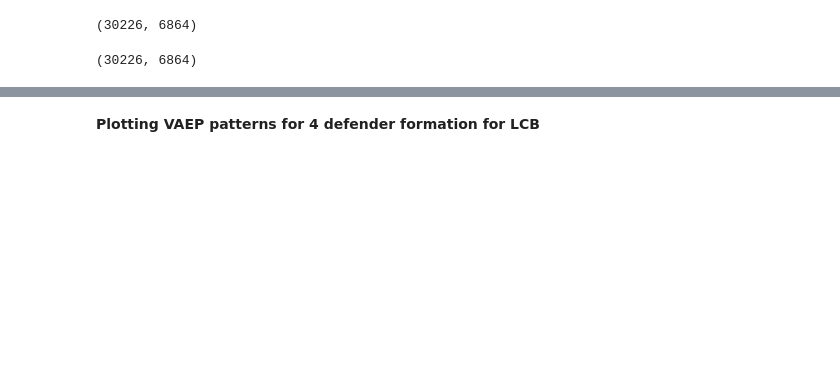
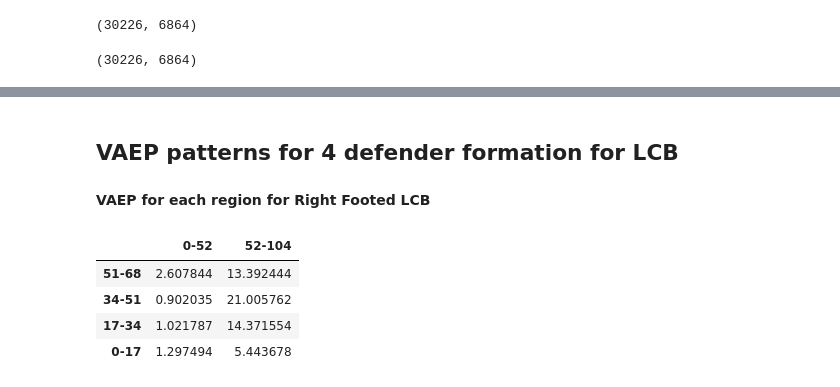
Before and after one commit to grovershreyf9t/FootballPlayerFootedness, a Jupyter notebook: code/footedness - threat_analysis_viz.ipynb, the cells around one changed output, grey strips where cells are left out. Saved outputs shown, nothing was run; the diff lists cells and outputs as text; code cells hidden in the pictures; blank space fills up the shorter version.

```diff
--- a/code/footedness - threat_analysis_viz.ipynb
+++ b/code/footedness - threat_analysis_viz.ipynb
@@ -328,7 +334,7 @@ def pcolorplotter(df):
     fig = px.imshow(df.values,x=df.columns.values.tolist(),y=df.index.values.tolist())
     fig.show()
 # %% [markdown]
-**Plotting VAEP patterns for 4 defender formation for LCB**
+## VAEP patterns for 4 defender formation for LCB
 # %%
 rrrl = pd.read_pickle('../data/clusters/clusters_prog_vaep/cluster_prog_vaep_rrrl.pkl')
 # %%
@@ -336,3 +342,13 @@ rrll = pd.read_pickle('../data/clusters/clusters_prog_vaep/cluster_prog_vaep_rrl
 # %%
 rrrl_regionwisevaep = regionwisevaep(rrrl)
 rrll_regionwisevaep = regionwisevaep(rrll)
+# %% [markdown]
+**VAEP for each region for Right Footed LCB**
+# %%
+rrrl_regionwisevaep
+# %% [output]
+|  | 0-52 | 52-104 |
+| 51-68 | 2.607844 | 13.392444 |
+| 34-51 | 0.902035 | 21.005762 |
+| 17-34 | 1.021787 | 14.371554 |
+| 0-17 | 1.297494 | 5.443678 |
```
Also changed, not shown: parts of 17 cells of this notebook, 3 other files.
